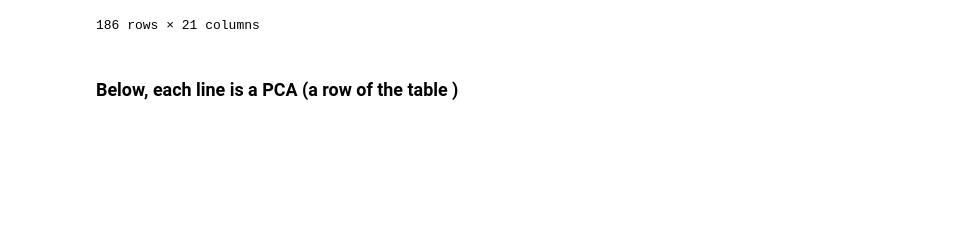
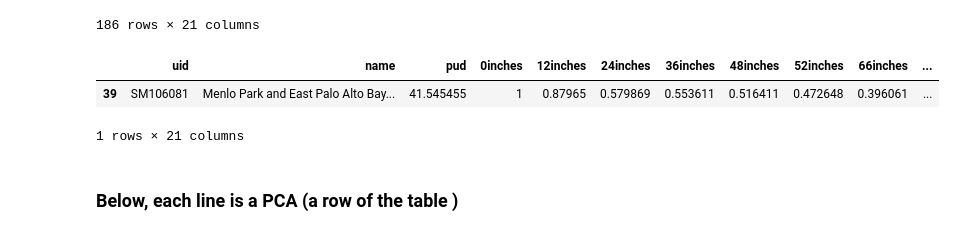
Before and after one commit to davemfish/ncp-sfbay, a Jupyter notebook: pca_rec.ipynb, the cells around one changed output. Cells and saved outputs as stored; diff of their text form; code cells hidden in the pictures; blank space fills up the shorter version.

```diff
--- a/pca_rec.ipynb
+++ b/pca_rec.ipynb
@@ -321,6 +289,12 @@ pcaslr.sort_values(by=['pud'], ascending=False)
 | 128 | MR246041 | Hill Recreation and Arroyo Avichi... | 0.000000 | 1 | 1.000000e+00 | 1.000000e+00 | 1.000000e+00 | 1.000000e+00 | 1.000000e+00 | 1.000000e+00 | ... |
 | 129 | MR226041 | Carmel Open Space | 0.000000 | 1 | 1.000000e+00 | 1.000000e+00 | 1.000000e+00 | 1.000000e+00 | 1.000000e+00 | 1.000000e+00 | ... |
 186 rows × 21 columns
+# %%
+pcaslr.loc[pcaslr.name == 'Menlo Park and East Palo Alto Baylands']
+# %% [output]
+|  | uid | name | pud | 0inches | 12inches | 24inches | 36inches | 48inches | 52inches | 66inches | ... |
+| 39 | SM106081 | Menlo Park and East Palo Alto Bay... | 41.545455 | 1 | 0.87965 | 0.579869 | 0.553611 | 0.516411 | 0.472648 | 0.396061 | ... |
+1 rows × 21 columns
 # %% [markdown]
 ### Below, each line is a PCA (a row of the table )
 # %%
```
Also changed, not shown: parts of 12 cells of this notebook.
